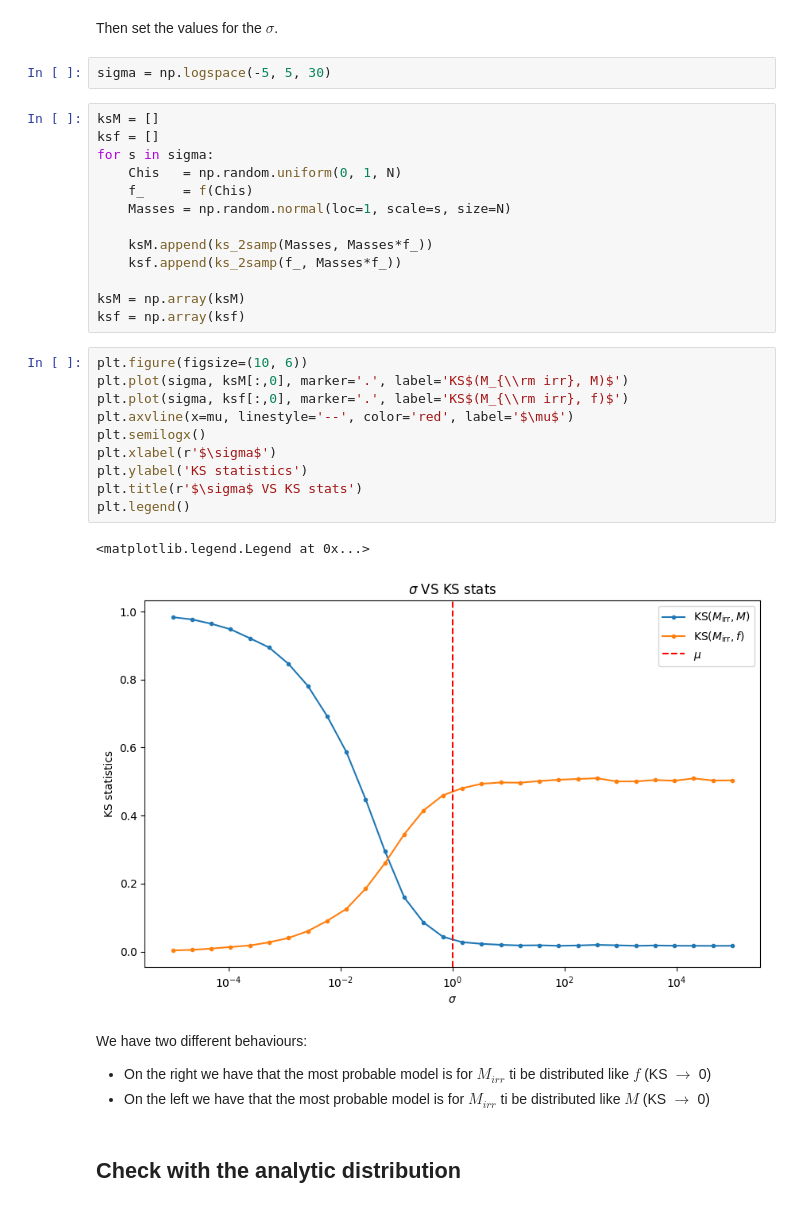
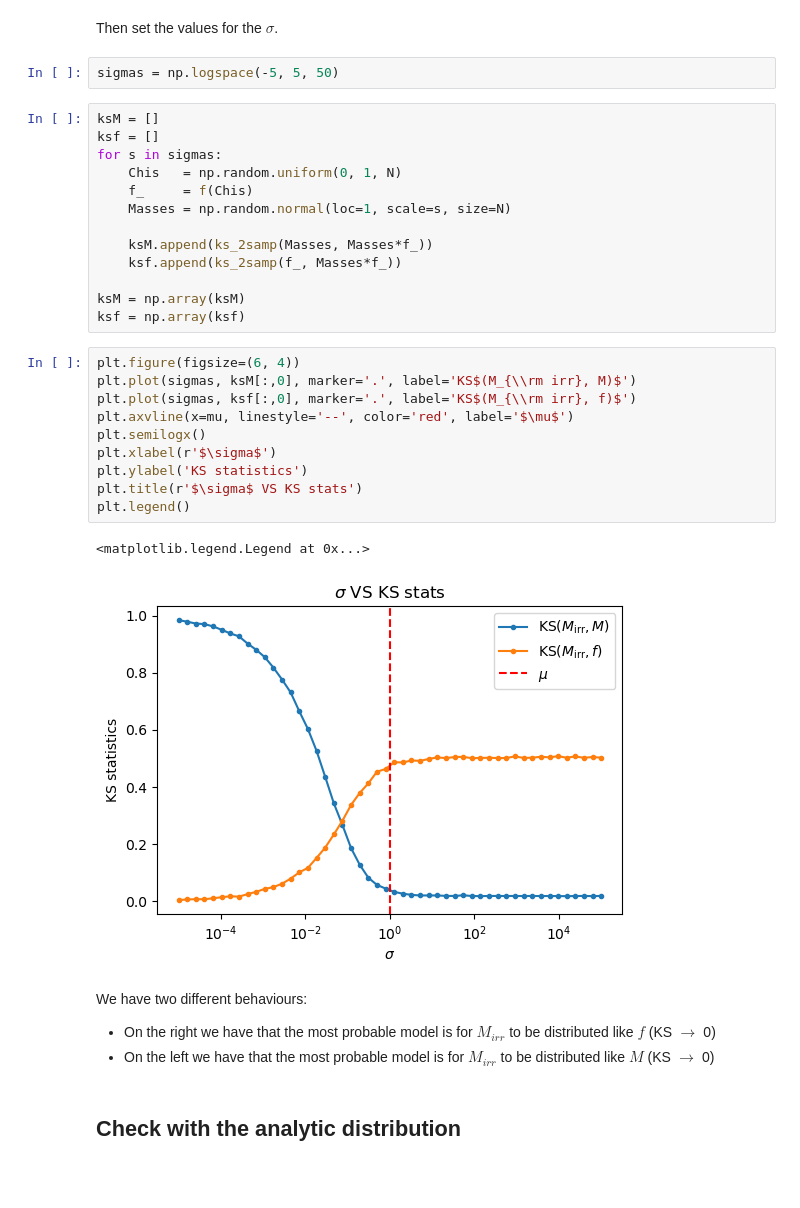
Before and after one commit to SimoneArienti/astrostatistics_bicocca_2024, a Jupyter notebook: working/Ex 08 Irriducible Mass of a BH.ipynb, the cells around one changed output. Cells and saved outputs as stored; diff of their text form; blank space fills up the shorter version.

```diff
--- a/working/Ex 08 Irriducible Mass of a BH.ipynb
+++ b/working/Ex 08 Irriducible Mass of a BH.ipynb
@@ -182,11 +182,11 @@ def f(chi):
 # %% [markdown]
 Then set the values for the $\sigma$.
 # %%
-sigma = np.logspace(-5, 5, 30)
+sigmas = np.logspace(-5, 5, 50)
 # %%
 ksM = []
 ksf = []
-for s in sigma:
+for s in sigmas:
     Chis   = np.random.uniform(0, 1, N)
     f_     = f(Chis)
     Masses = np.random.normal(loc=1, scale=s, size=N)
@@ -197,21 +197,21 @@ for s in sigma:
 ksM = np.array(ksM)
 ksf = np.array(ksf)
 # %%
-plt.figure(figsize=(10, 6))
-plt.plot(sigma, ksM[:,0], marker='.', label='KS$(M_{\\rm irr}, M)$')
-plt.plot(sigma, ksf[:,0], marker='.', label='KS$(M_{\\rm irr}, f)$')
+plt.figure(figsize=(6, 4))
+plt.plot(sigmas, ksM[:,0], marker='.', label='KS$(M_{\\rm irr}, M)$')
+plt.plot(sigmas, ksf[:,0], marker='.', label='KS$(M_{\\rm irr}, f)$')
 plt.axvline(x=mu, linestyle='--', color='red', label='$\mu$')
 plt.semilogx()
 plt.xlabel(r'$\sigma$')
 plt.ylabel('KS statistics')
 plt.title(r'$\sigma$ VS KS stats')
 plt.legend()
 # %% [output]
 <matplotlib.legend.Legend at 0x...>
-[figure, old version]
+[figure, new version]
 # %% [markdown]
 We have two different behaviours:
-- On the right we have that the most probable model is for $M_{irr}$ ti be distributed like $f$ (KS $\rightarrow$ 0)
-- On the left we have that the most probable model is for $M_{irr}$ ti be distributed like $M$ (KS $\rightarrow$ 0)
+- On the right we have that the most probable model is for $M_{irr}$ to be distributed like $f$ (KS $\rightarrow$ 0)
+- On the left we have that the most probable model is for $M_{irr}$ to be distributed like $M$ (KS $\rightarrow$ 0)
 # %% [markdown]
 ## Check with the analytic distribution
```
Also changed, not shown: parts of 12 cells of this notebook.
